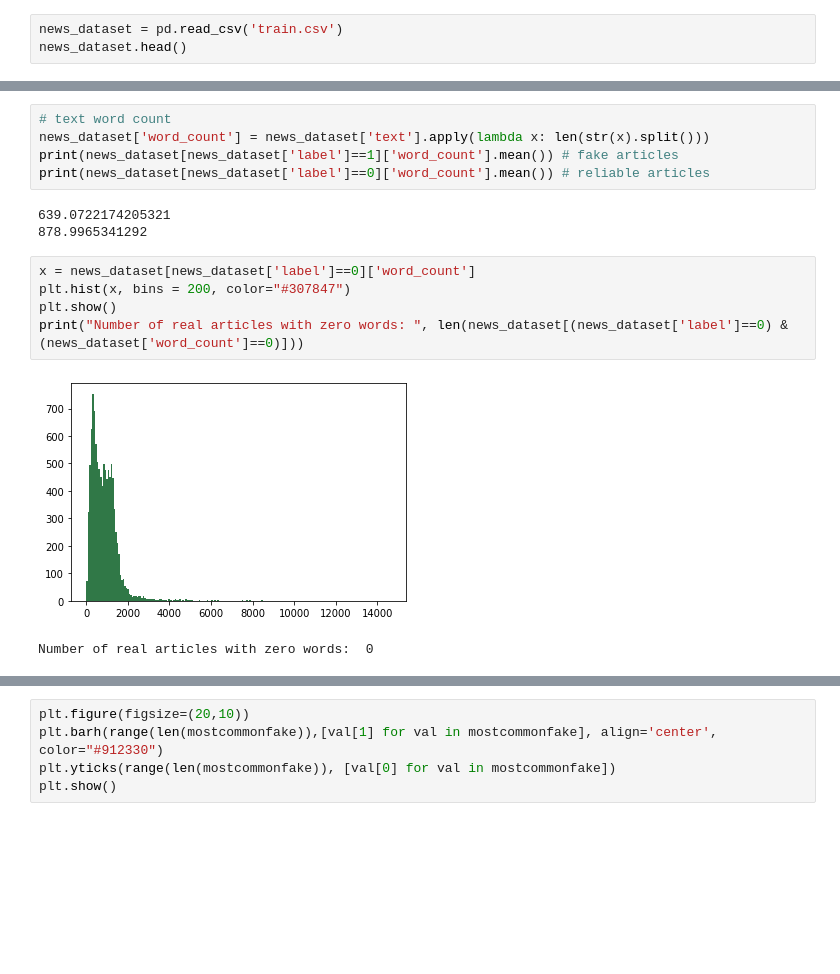
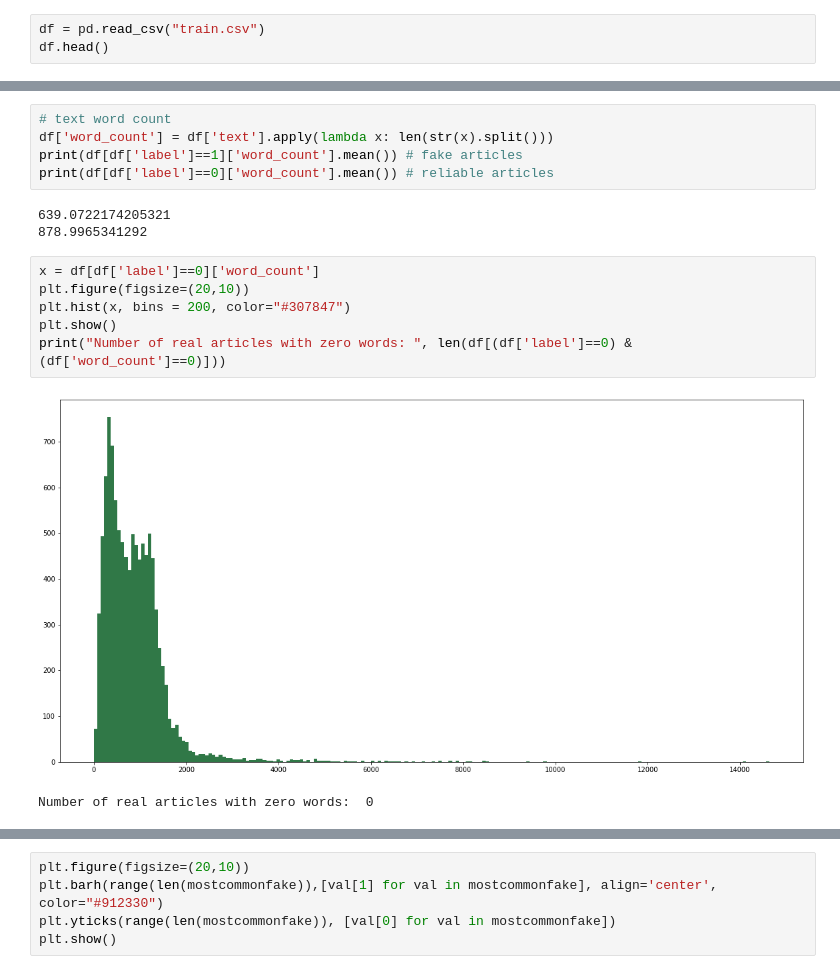
Before and after one commit to baranema/ML-Fake-News, a Jupyter notebook: MLProject.ipynb, the cells around one changed output, grey strips where cells are left out. Drawn from its saved outputs; the diff is of its cells as text; blank space fills up the shorter version.

```diff
--- a/MLProject.ipynb
+++ b/MLProject.ipynb
@@ -16,6 +18,6 @@ from sklearn.metrics import accuracy_score
 # %%
-news_dataset = pd.read_csv('train.csv')
-news_dataset.head()
+df = pd.read_csv("train.csv")
+df.head()
 # %% [output]
 |  | id | title | author | text | label |
 | 0 | 0 | House Dem Aide: We Didn’t Even Se... | Darrell Lucus | House Dem Aide: We Didn’t Even Se... | 1 |
@@ -63,17 +50,18 @@ stop_words.extend(['from', 'subject', 're', 'edu', 'use'])
 # %%
 # text word count
-news_dataset['word_count'] = news_dataset['text'].apply(lambda x: len(str(x).split()))
-print(news_dataset[news_dataset['label']==1]['word_count'].mean()) # fake articles
-print(news_dataset[news_dataset['label']==0]['word_count'].mean()) # reliable articles
+df['word_count'] = df['text'].apply(lambda x: len(str(x).split()))
+print(df[df['label']==1]['word_count'].mean()) # fake articles
+print(df[df['label']==0]['word_count'].mean()) # reliable articles
 # %% [output]
 639.0722174205321
 878.9965341292
 # %%
-x = news_dataset[news_dataset['label']==0]['word_count']
+x = df[df['label']==0]['word_count']
+plt.figure(figsize=(20,10))
 plt.hist(x, bins = 200, color="#307847")
 plt.show()
-print("Number of real articles with zero words: ", len(news_dataset[(news_dataset['label']==0) & (news_dataset['word_count']==0)]))
+print("Number of real articles with zero words: ", len(df[(df['label']==0) & (df['word_count']==0)]))
 # %% [output]
-[figure, old version]
+[figure, new version]
 Number of real articles with zero words:  0
 # %%
```
Also changed, not shown: parts of 74 cells of this notebook.
